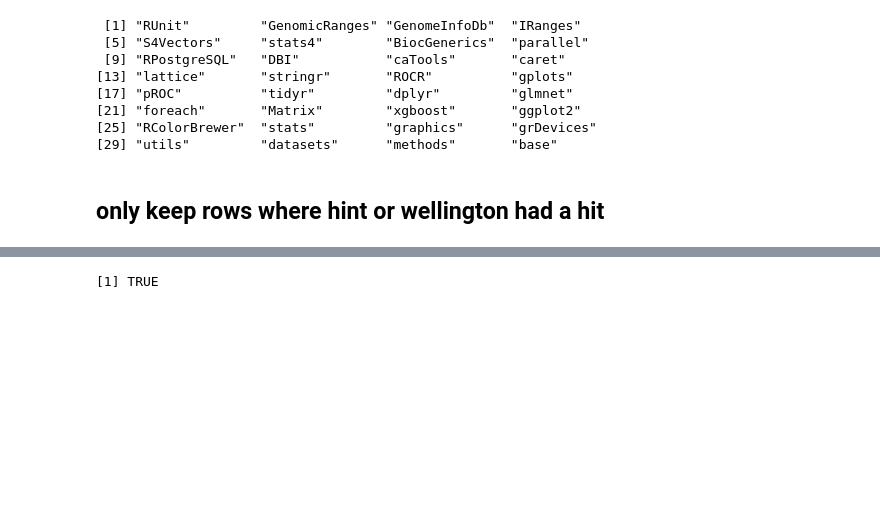
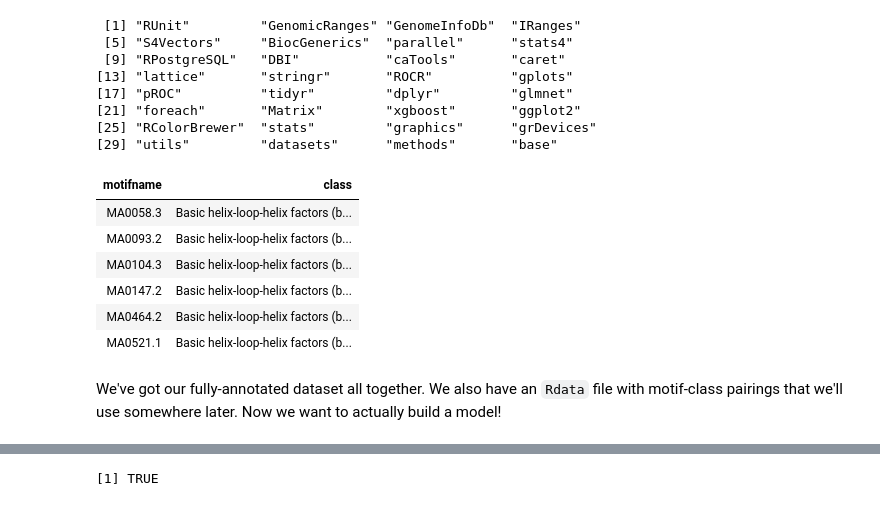
Before and after one commit to PriceLab/trena_footprinting_notebooks, a Jupyter notebook: whole_genome_classifier_footprint_hit_subset.ipynb, the cells around one changed output, grey strips where cells are left out. Saved outputs shown, nothing was run; the diff lists cells and outputs as text; code cells hidden in the pictures; blank space fills up the shorter version.

```diff
--- a/whole_genome_classifier_footprint_hit_subset.ipynb
+++ b/whole_genome_classifier_footprint_hit_subset.ipynb
@@ -24,11 +24,11 @@ for (lib in libs) {
 source("my_R_functions/utility_functions.R")
 source("my_R_functions/stat_functions.R")
 source("my_R_functions/plot_functions.R")
-source("~/git-repos/BDDS/trenadb/src/utils.R")
-source("~/git-repos/BDDS/footprints/testdb/src/dbFunctions.R")
+source("/ssd/mrichard/github/BDDS/trenadb/src/utils.R")
+source("/ssd/mrichard/github/BDDS/footprints/testdb/src/dbFunctions.R")
 # %% [output]
  [1] "RUnit"         "GenomicRanges" "GenomeInfoDb"  "IRanges"
- [5] "S4Vectors"     "stats4"        "BiocGenerics"  "parallel"
+ [5] "S4Vectors"     "BiocGenerics"  "parallel"      "stats4"
  [9] "RPostgreSQL"   "DBI"           "caTools"       "caret"
 [13] "lattice"       "stringr"       "ROCR"          "gplots"
 [17] "pROC"          "tidyr"         "dplyr"         "glmnet"
@@ -37,4 +37,13 @@ source("~/git-repos/BDDS/footprints/testdb/src/dbFunctions.R")
 [29] "utils"         "datasets"      "methods"       "base"
 # %%
 load("Rdata_files/motif_class_pairs.Rdata")
+head(motif_class_pairs)
+# %% [output]
+| motifname | class |
+| MA0058.3 | Basic helix-loop-helix factors (b... |
+| MA0093.2 | Basic helix-loop-helix factors (b... |
+| MA0104.3 | Basic helix-loop-helix factors (b... |
+| MA0147.2 | Basic helix-loop-helix factors (b... |
+| MA0464.2 | Basic helix-loop-helix factors (b... |
+| MA0521.1 | Basic helix-loop-helix factors (b... |
 # %%
@@ -42,2 +51,2 @@ load("/local/rory/all.TF.df.fimo.hint.well.annotated.9.Rdata")
-# %% [markdown]
-## only keep rows where hint or wellington had a hit
+# %% [markdown]
+We've got our fully-annotated dataset all together. We also have an `Rdata` file with motif-class pairings that we'll use somewhere later. Now we want to actually build a model!
```
Also changed, not shown: parts of 31 cells of this notebook, 7 other files.
